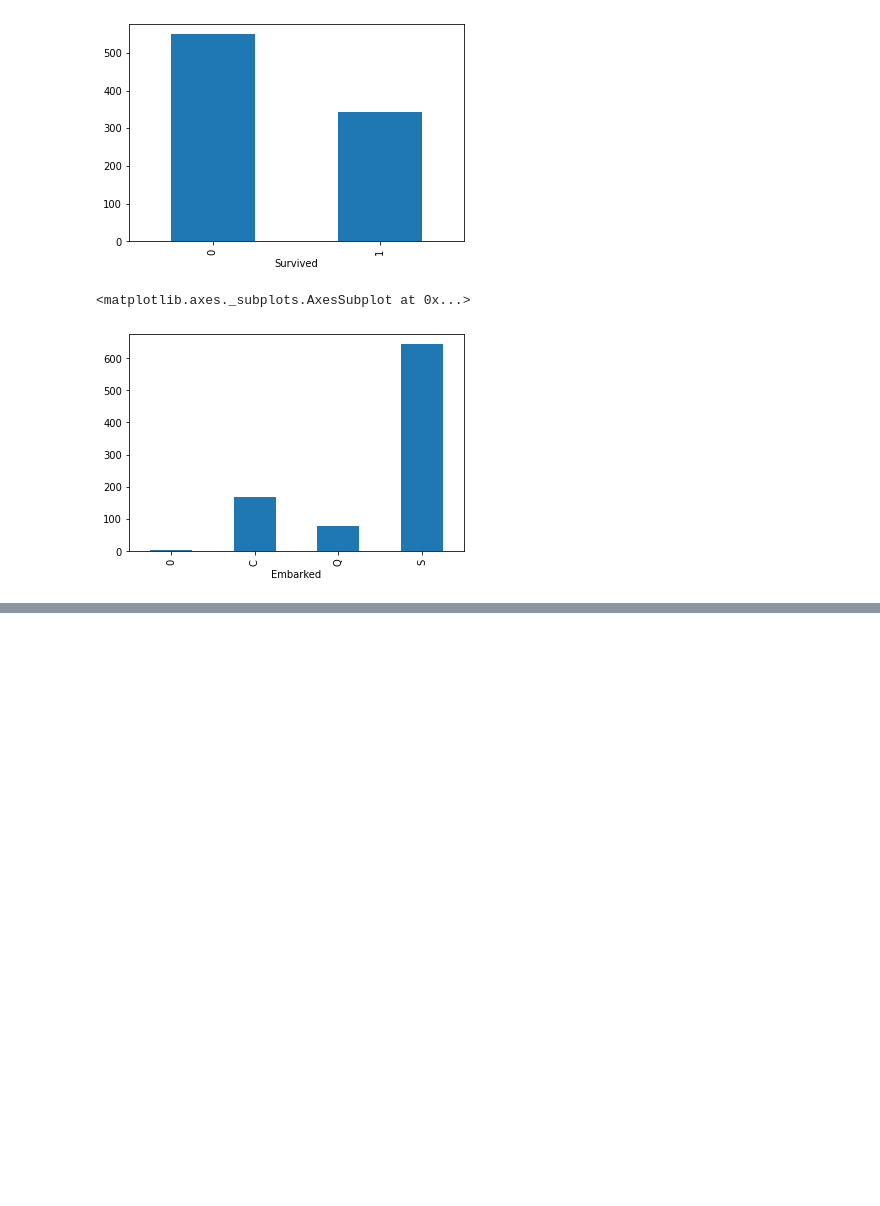
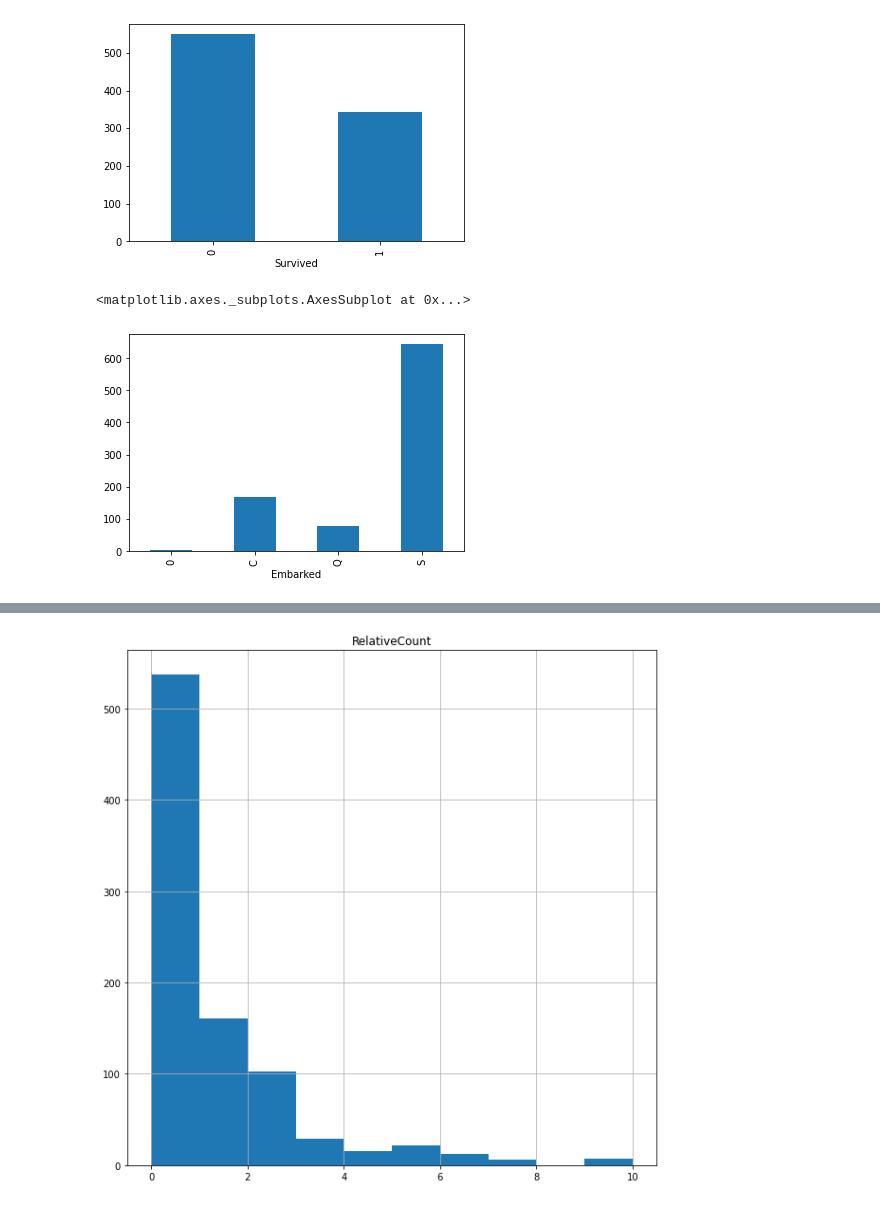
Before and after one commit to Bea2020-Mant/WWCodeDataScience, a Jupyter notebook: Titanic.ipynb, the cells around one changed output, grey strips where cells are left out. Drawn from its saved outputs; the diff is of its cells as text; code cells hidden in the pictures; blank space fills up the shorter version.

```diff
--- a/Titanic.ipynb
+++ b/Titanic.ipynb
@@ -139,0 +200,4 @@ test.shape
+# %%
+#There are 2 columns for SibSp, Parch. Combine them for total number of relatives on board
+df['RelativeCount'] = df['SibSp'] + df['Parch']
+df['RelativeCount'].describe()
@@ -139,0 +214,6 @@ test.shape
+# %%
+#Lets get a visual distribution too!
+#Since its numerical, we pick a historgram for this
+hist = df.hist(figsize=(10,10),column='RelativeCount')
+# %% [output]
+[figure, added]
```
Also changed, not shown: parts of 22 cells of this notebook.
